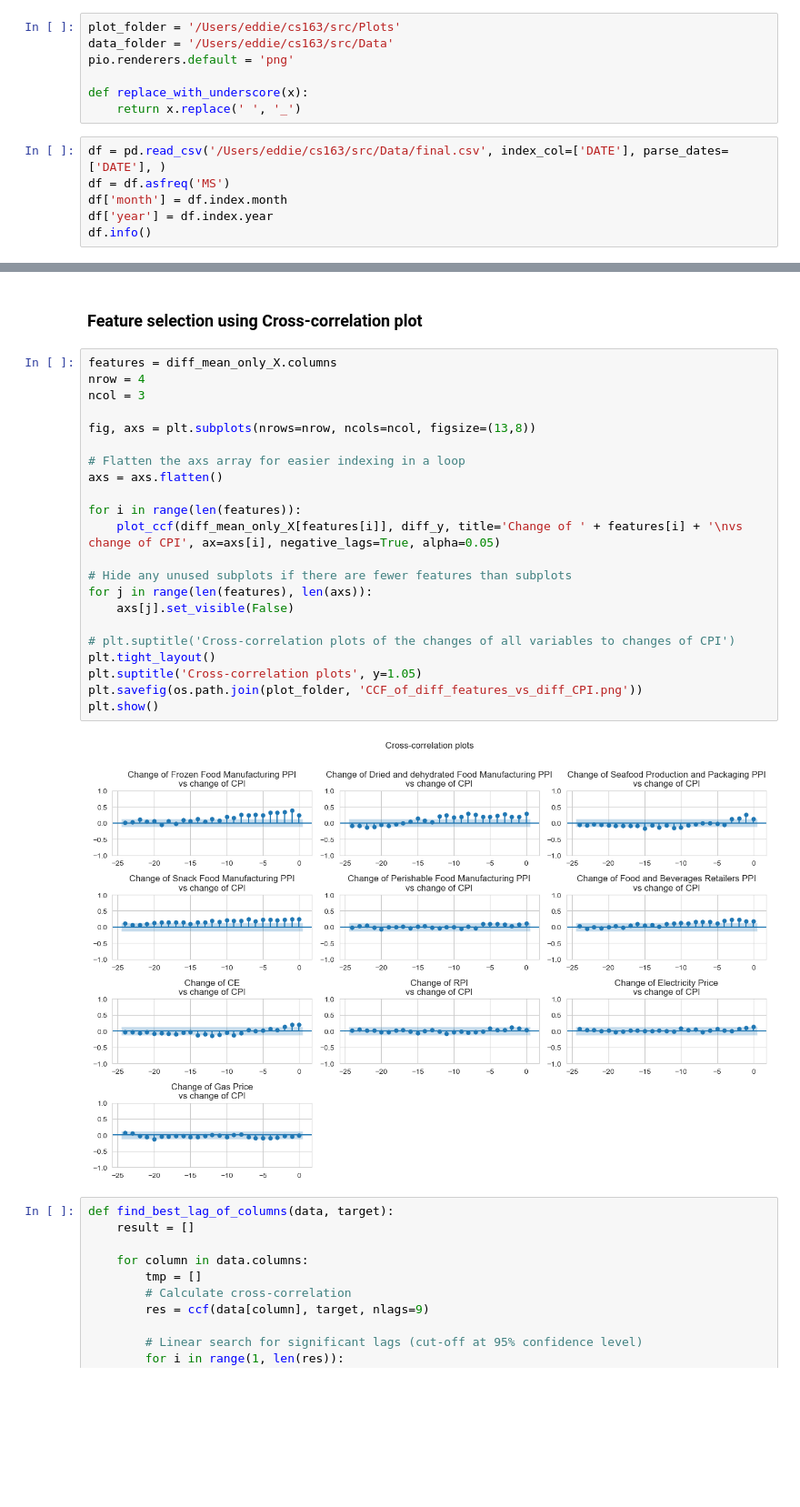
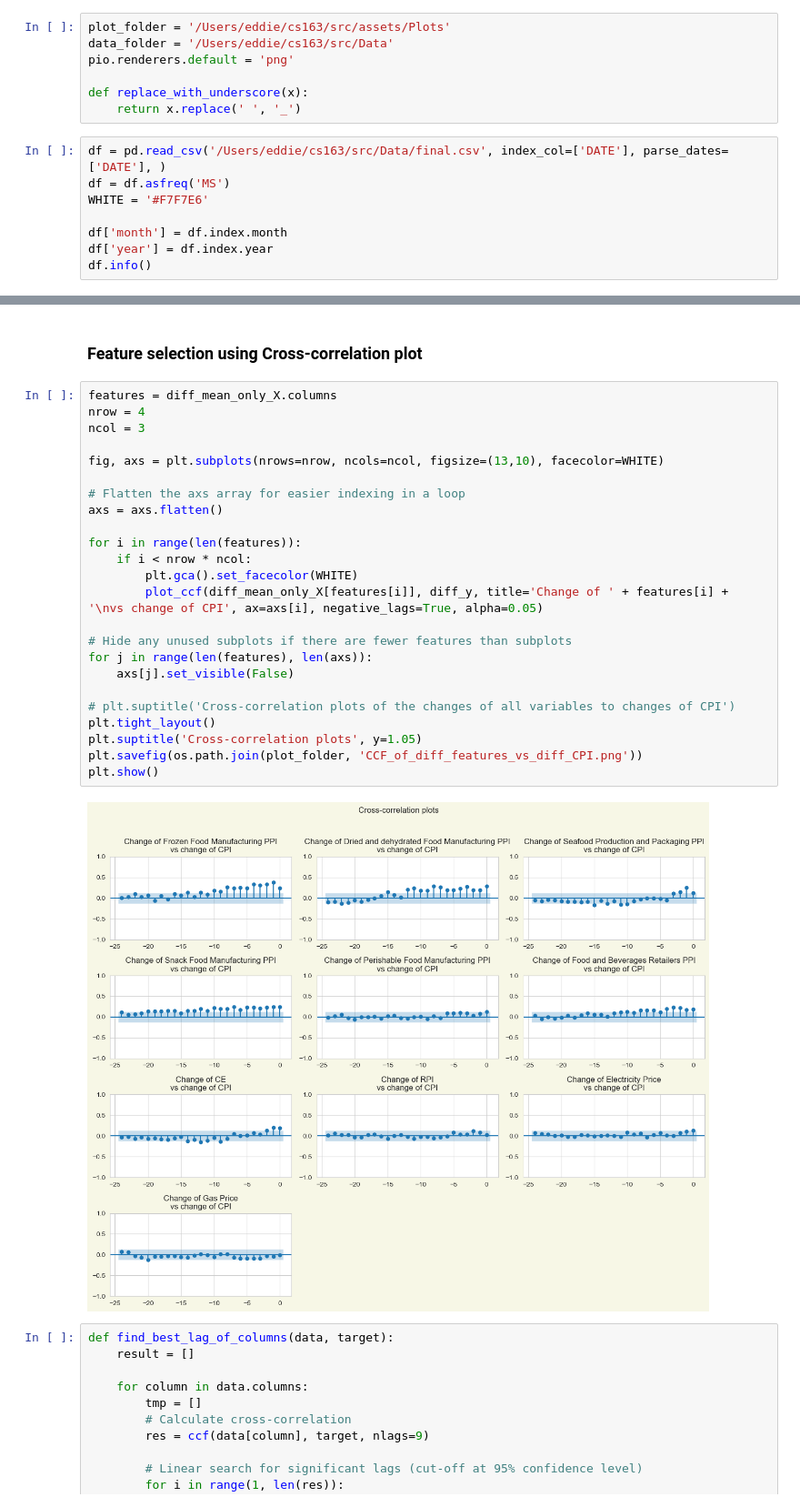
Before and after one commit to EddieNguyen2012/CPI-Prediction-using-Supply-Chain-analysis, a Jupyter notebook: src/Notebooks/Data Analysis and Models.ipynb, the cells around one changed output, grey strips where cells are left out. Shown at 91% size. Saved outputs shown, nothing was run; the diff lists cells and outputs as text; blank space fills up the shorter version.

```diff
--- a/src/Notebooks/Data Analysis and Models.ipynb
+++ b/src/Notebooks/Data Analysis and Models.ipynb
@@ -36,7 +38,7 @@ import tensorflow as tf
 from xgboost import DMatrix
 import shap
 # %%
-plot_folder = '/Users/eddie/cs163/src/Plots'
+plot_folder = '/Users/eddie/cs163/src/assets/Plots'
 data_folder = '/Users/eddie/cs163/src/Data'
 pio.renderers.default = 'png'
 
@@ -45,6 +47,8 @@ def replace_with_underscore(x):
 # %%
 df = pd.read_csv('/Users/eddie/cs163/src/Data/final.csv', index_col=['DATE'], parse_dates=['DATE'], )
 df = df.asfreq('MS')
+WHITE = '#F7F7E6'
+
 df['month'] = df.index.month
 df['year'] = df.index.year
 df.info()
@@ -249,27 +263,29 @@ def create_lag_features(df, lags, features= []):
 # %%
 features = diff_mean_only_X.columns
 nrow = 4
 ncol = 3
 
-fig, axs = plt.subplots(nrows=nrow, ncols=ncol, figsize=(13,8))
+fig, axs = plt.subplots(nrows=nrow, ncols=ncol, figsize=(13,10), facecolor=WHITE)
 
 # Flatten the axs array for easier indexing in a loop
 axs = axs.flatten()
 
 for i in range(len(features)):
-    plot_ccf(diff_mean_only_X[features[i]], diff_y, title='Change of ' + features[i] + '\nvs change of CPI', ax=axs[i], negative_lags=True, alpha=0.05)
+    if i < nrow * ncol:
+        plt.gca().set_facecolor(WHITE)
+        plot_ccf(diff_mean_only_X[features[i]], diff_y, title='Change of ' + features[i] + '\nvs change of CPI', ax=axs[i], negative_lags=True, alpha=0.05)
 
 # Hide any unused subplots if there are fewer features than subplots
 for j in range(len(features), len(axs)):
     axs[j].set_visible(False)
 
 # plt.suptitle('Cross-correlation plots of the changes of all variables to changes of CPI')
 plt.tight_layout()
 plt.suptitle('Cross-correlation plots', y=1.05)
 plt.savefig(os.path.join(plot_folder, 'CCF_of_diff_features_vs_diff_CPI.png'))
 plt.show()
 # %% [output]
-[figure, old version]
+[figure, new version]
 # %%
 def find_best_lag_of_columns(data, target):
     result = []
```
Also changed, not shown: parts of 49 cells of this notebook, 55 other files.
